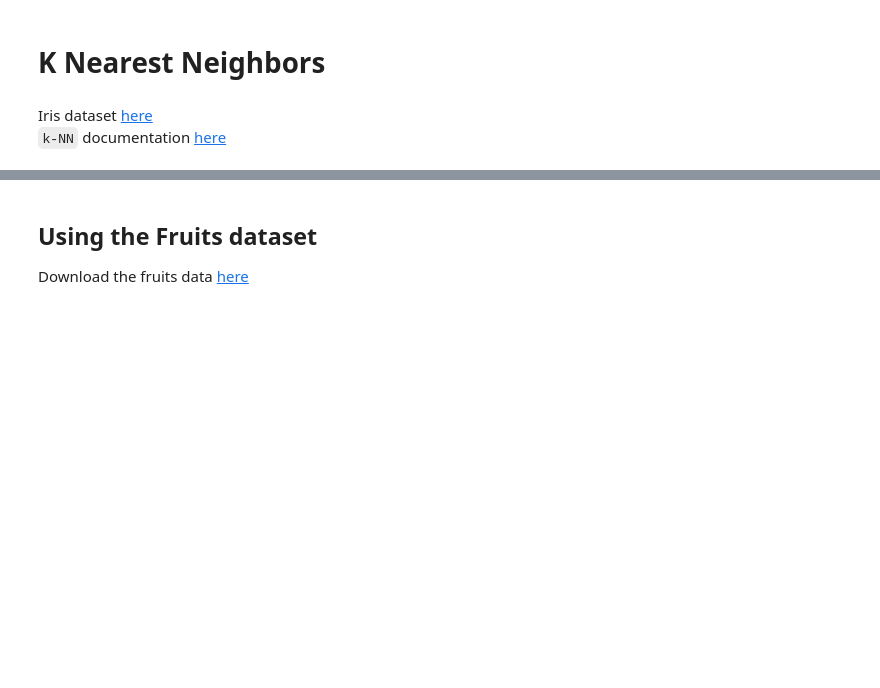
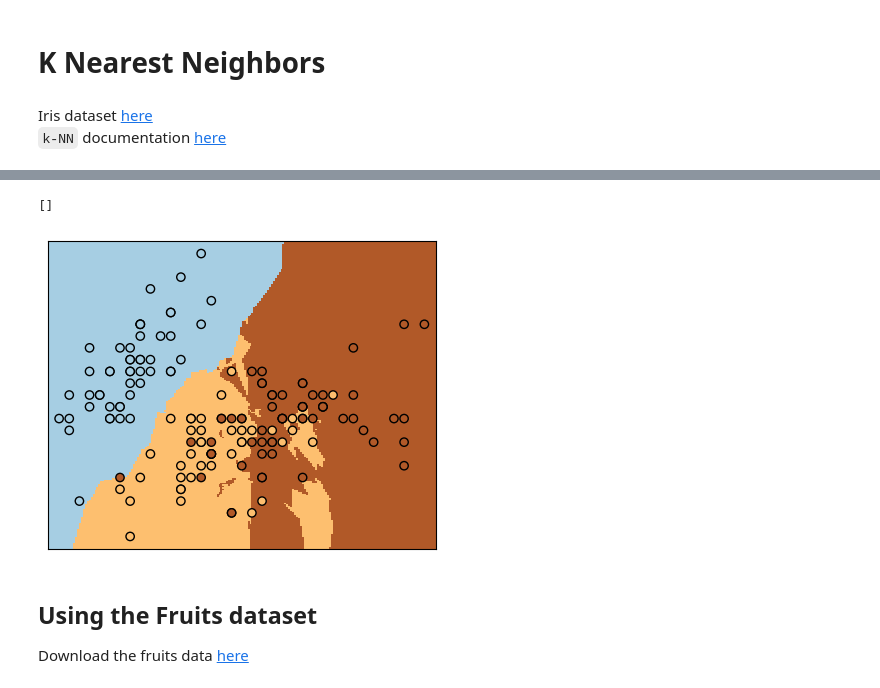
Before and after one commit to rubenfonnegra/machine_learning, a Jupyter notebook: Sem_03/kNN.ipynb, the cells around one changed output, grey strips where cells are left out. Saved outputs shown, nothing was run; the diff lists cells and outputs as text; code cells hidden in the pictures; blank space fills up the shorter version.

```diff
--- a/Sem_03/kNN.ipynb
+++ b/Sem_03/kNN.ipynb
@@ -28,3 +56,13 @@ _
+# %%
+_, ax =plt.subplots(figsize = (5,4))
+ax.pcolormesh(h_grid, v_grid, pred_grid, cmap='Paired')
+ax.scatter(iris_x[:,0],iris_x[:,1], c=iris_y, edgecolors='k', cmap='Paired')
+
+ax.set_xticks([])
+ax.set_yticks([])
+# %% [output]
+[]
+[figure, added]
 # %% [markdown]
 ## Using the Fruits dataset
 
```
Also changed, not shown: parts of 12 cells of this notebook.
